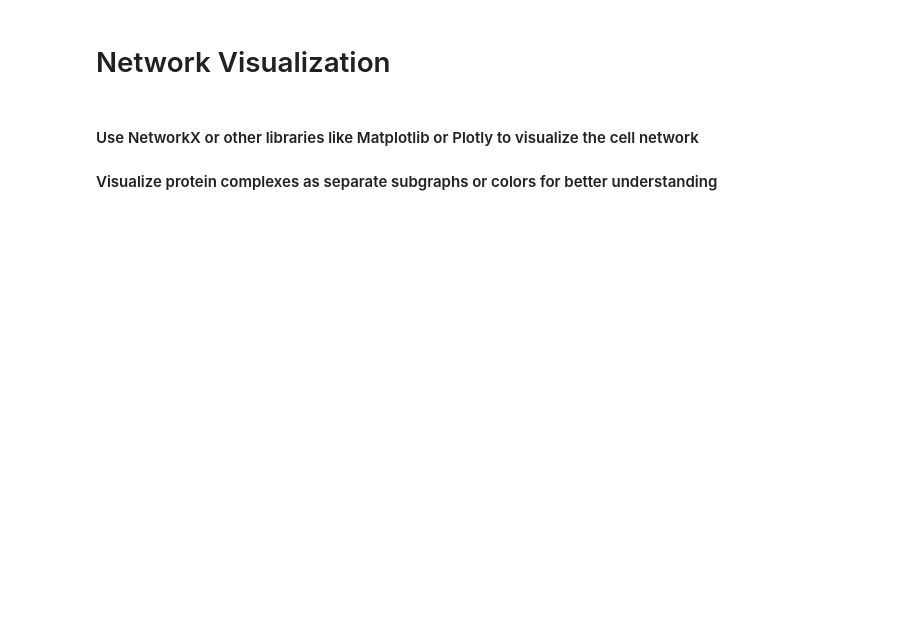
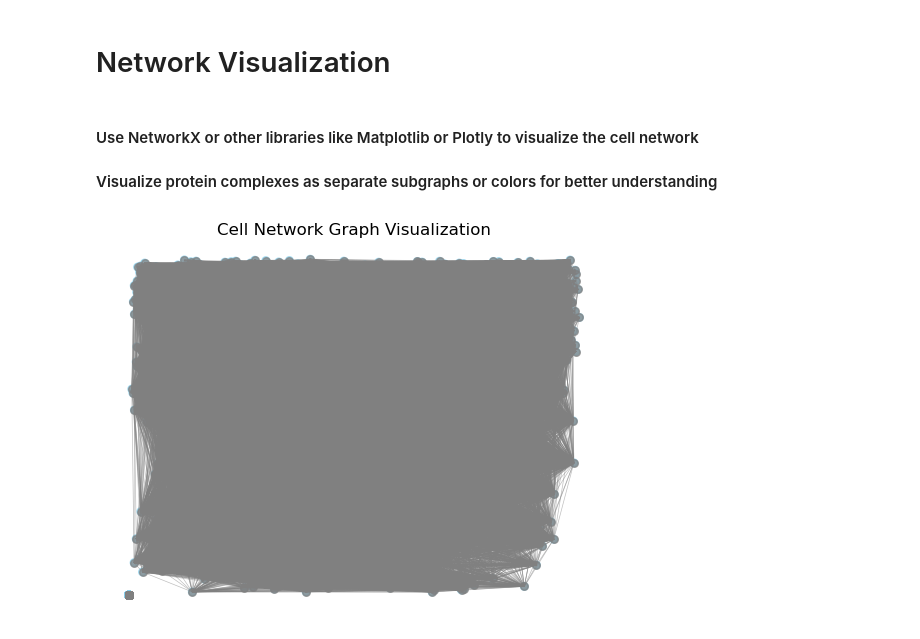
Before and after one commit to Ndaruga/Graph-Network-Analysis-for-cell-Organization, a Jupyter notebook: network_analysis.ipynb, the cells around one changed output. Drawn from its saved outputs; the diff is of its cells as text; code cells hidden in the pictures; blank space fills up the shorter version.

Commit message:
draw cell network with protein complexes

```diff
--- a/network_analysis.ipynb
+++ b/network_analysis.ipynb
@@ -348,0 +410,17 @@ protein_complexes = [cell_network_graph.subgraph([node for node in cell_network_
+# %%
+# Function to visualize the cell network graph
+def visualize_cell_network_graph(graph, cells_to_display, important_nodes, pos):
+    node_sizes = get_node_sizes(graph, cells_to_display, important_nodes)
+
+    nx.draw_networkx_nodes(graph, pos, nodelist=cells_to_display, node_size=node_sizes, node_color='skyblue', alpha=0.7)
+    non_important_nodes_list = [node for node in cells_to_display if node not in important_nodes]
+    nx.draw_networkx_nodes(graph, pos, nodelist=non_important_nodes_list, node_size=30, node_color='gray', alpha=0.7)
+
+    edges = list(graph.edges)
+    edge_positions = np.array([(pos[u], pos[v]) for u, v in edges], dtype='f')
+    lc = LineCollection(edge_positions, colors='gray', linewidths=0.5, alpha=0.5)
+    plt.gca().add_collection(lc)
+
+    plt.title("Cell Network Graph Visualization")
+    plt.axis('off')
+    plt.show()
@@ -348,0 +467,10 @@ protein_complexes = [cell_network_graph.subgraph([node for node in cell_network_
+# %%
+
+# Assuming you have already created the 'cell_network_graph', 'partition', and 'protein_complexes' variables.
+important_nodes = filter_nodes_by_degree(cell_network_graph, 50)
+cells_to_display = limit_cells_to_display(cell_network_graph, 100000000)
+pos = nx.get_node_attributes(cell_network_graph, 'centroid')
+# %%
+visualize_cell_network_graph(cell_network_graph, cells_to_display, important_nodes, pos)
+# %% [output]
+[figure, added]
```
Also changed, not shown: parts of 19 cells of this notebook, 2 other files.
